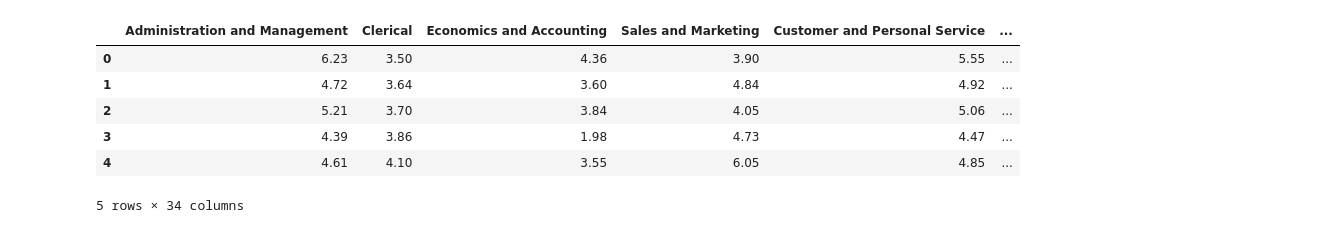
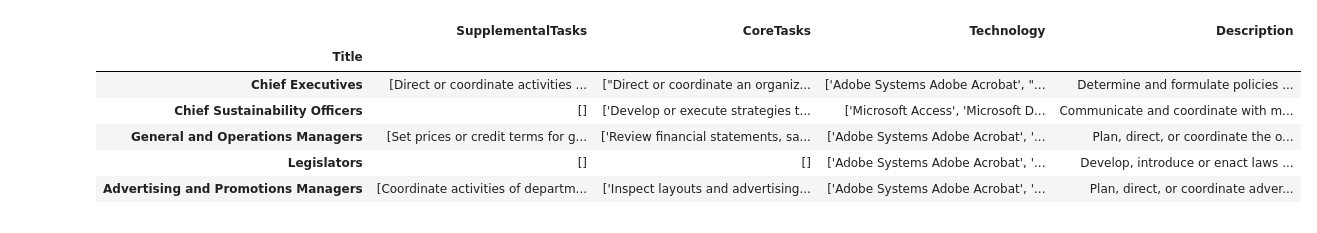
Before and after one commit to anukhandelwal/jobfit, a Jupyter notebook: Source/Skill Convert.ipynb, the cells around one changed output. Drawn from its saved outputs; the diff is of its cells as text; code cells hidden in the pictures.

```diff
--- a/Source/Skill Convert.ipynb
+++ b/Source/Skill Convert.ipynb
@@ -39,0 +25,11 @@ row=skills["Title"].unique()
+# %%
+
+# Store all the skills for the specific title as a list
+title="Chief Executives"
+
+try:
+    val=task.loc[(task["Title"]==title) & (task["Task Type"]=="Core") ,"Task"].tolist()
+    print(val)
+except:
+    print("pass")
+# Append the title to the new row and then append to result
@@ -41,17 +39,16 @@ row=skills["Title"].unique()
 # Store the result as a list of lists
 results=[]
 # For each title find the Skills Required
-for title in row:
+for title in columns:
     #print(title)
     # Store all the skills for the specific title as a list
     new_row=[]
-    for sk in columns:
-        if sk!="Title":
-            try:
-                val=skills.loc[(skills["Title"]==title) & (skills["Element Name"]==sk),"Level"].tolist()
-                new_row.append(val[0])
-            except:
-                new_row.append(0)
-    # Append the title to the new row and then append to result
+
+    try:
+        val=task.loc[(task["Title"]==title) & (task["Task Type"]=="Supplemental") ,"Task"].tolist()
+        new_row.append(val)
+    except:
+        new_row.append(0)
+# Append the title to the new row and then append to result
     new_row.append(title)
     results.append(new_row)
@@ -58,4 +75,8 @@ for title in row:
 # %%
 # Create a data frame
-DF=pd.DataFrame(results,columns=columns)
-DF.to_csv("../Data/KnowledgeCleansed.csv",index=False)
+DF=pd.DataFrame(results)
+DF.head()
+DF=DF.rename(columns={0: 'SupplementalTasks', 1: 'Title'})
+#DF.to_csv("../Data/KnowledgeCleansed.csv",index=False)
+testdf=DF.merge(occ,on="Title")
+testdf.head()
@@ -62,11 +90,12 @@ DF.to_csv("../Data/KnowledgeCleansed.csv",index=False)
 # %%
-DF=pd.read_csv("../Data/KnowledgeCleansed.csv")
-DF.head()
+#DF=pd.read_csv("../Data/KnowledgeCleansed.csv")
+testdf=testdf.set_index("Title")
+testdf.head()
 # %% [output]
-|  | Administration and Management | Clerical | Economics and Accounting | Sales and Marketing | Customer and Personal Service | ... |
-| 0 | 6.23 | 3.50 | 4.36 | 3.90 | 5.55 | ... |
-| 1 | 4.72 | 3.64 | 3.60 | 4.84 | 4.92 | ... |
-| 2 | 5.21 | 3.70 | 3.84 | 4.05 | 5.06 | ... |
-| 3 | 4.39 | 3.86 | 1.98 | 4.73 | 4.47 | ... |
-| 4 | 4.61 | 4.10 | 3.55 | 6.05 | 4.85 | ... |
+|  | SupplementalTasks | CoreTasks | Technology | Description |
+| Title |  |  |  |  |
+| Chief Executives | [Direct or coordinate activities ... | ["Direct or coordinate an organiz... | ['Adobe Systems Adobe Acrobat', "... | Determine and formulate policies ... |
+| Chief Sustainability Officers | [] | ['Develop or execute strategies t... | ['Microsoft Access', 'Microsoft D... | Communicate and coordinate with m... |
+| General and Operations Managers | [Set prices or credit terms for g... | ['Review financial statements, sa... | ['Adobe Systems Adobe Acrobat', '... | Plan, direct, or coordinate the o... |
+| Legislators | [] | [] | ['Adobe Systems Adobe Acrobat', '... | Develop, introduce or enact laws ... |
+| Advertising and Promotions Managers | [Coordinate activities of departm... | ['Inspect layouts and advertising... | ['Adobe Systems Adobe Acrobat', '... | Plan, direct, or coordinate adver... |
-5 rows × 34 columns
```
Also changed, not shown: parts of 7 cells of this notebook.
